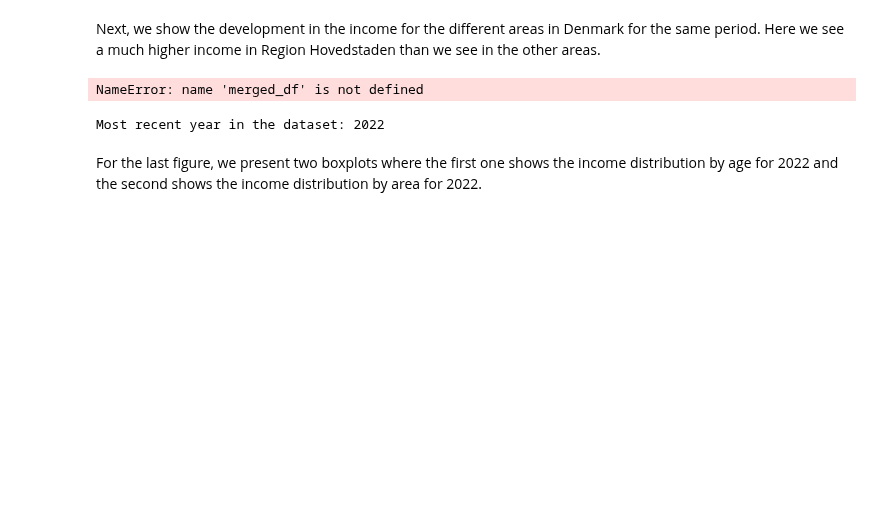
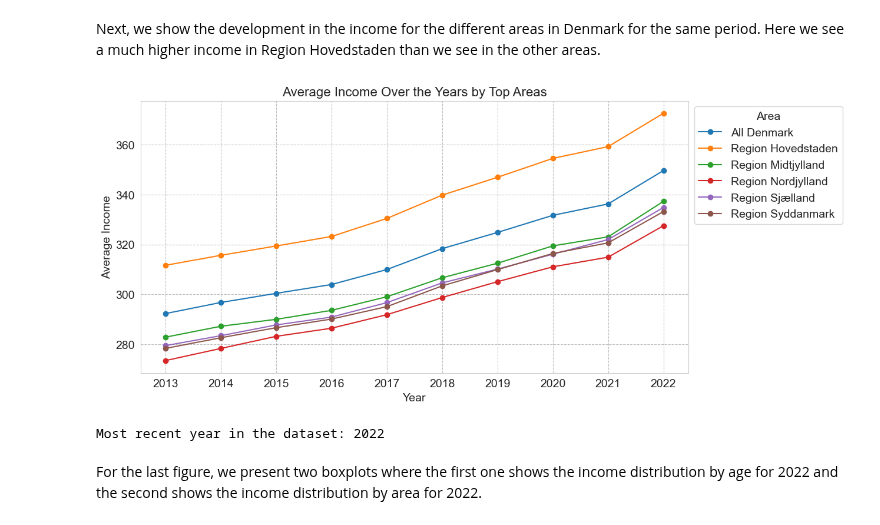
Before and after one commit to NumEconCopenhagen/projects-2024-isemjo, a Jupyter notebook: dataproject/dataproject.ipynb, the cells around one changed output. Cells and saved outputs as stored; diff of their text form; code cells hidden in the pictures; blank space fills up the shorter version.

```diff
--- a/dataproject/dataproject.ipynb
+++ b/dataproject/dataproject.ipynb
@@ -457,34 +480,14 @@ Text(0, 0.5, 'Average Income')
 # %% [markdown]
 Next, we show the development in the income for the different areas in Denmark for the same period. Here we see a much higher income in Region Hovedstaden than we see in the other areas.
-# %%
-# Group the data by year and area, then calculate the average income for each combination
-avg_income_by_year_area = merged_df.groupby(['TID', 'OMRÅDE'])['INDHOLD_area'].mean()
-
-# Select only the top N areas with the highest average income
-top_n_areas = 6
-top_areas = avg_income_by_year_area.groupby(level='OMRÅDE').mean().nlargest(top_n_areas).index
-
-# Filter the data to include only the top areas
-filtered_data = avg_income_by_year_area.loc(axis=0)[:, top_areas]
-
-# Plotting the average income over the years for each top area
-plt.figure(figsize=(12, 6))
-for area, data in filtered_data.groupby(level='OMRÅDE'):
-    years = data.index.get_level_values('TID').astype(str).str[:4]  # Extracting the year from the index
-    plt.plot(years, data.values, label=area, marker='o', linestyle='-')
-
-plt.title('Average Income Over the Years by Top Areas', fontsize=16)
-plt.xlabel('Year', fontsize=14)
-plt.ylabel('Average Income', fontsize=14)
-plt.legend(title='Area', loc='upper left', bbox_to_anchor=(1, 1))
-plt.grid(True)
-
-# Set x-axis ticks
-plt.xticks(years)
-
-plt.show()
-# %% [output]
-NameError: name 'merged_df' is not defined
+# %%
+# Import the custom plotting function
+from dataproject import plot_avg_income_by_year_area
+
+# Assuming 'merged_df' is defined
+# Call the function to plot
+plot_avg_income_by_year_area(merged_df, top_n_areas=6)
+# %% [output]
+[figure, added]
 # %%
 # Find the most recent year in the merged dataset
 most_recent_year = int(merged_df['TID'].max())
```
Also changed, not shown: parts of 9 cells of this notebook, 5 other files.
